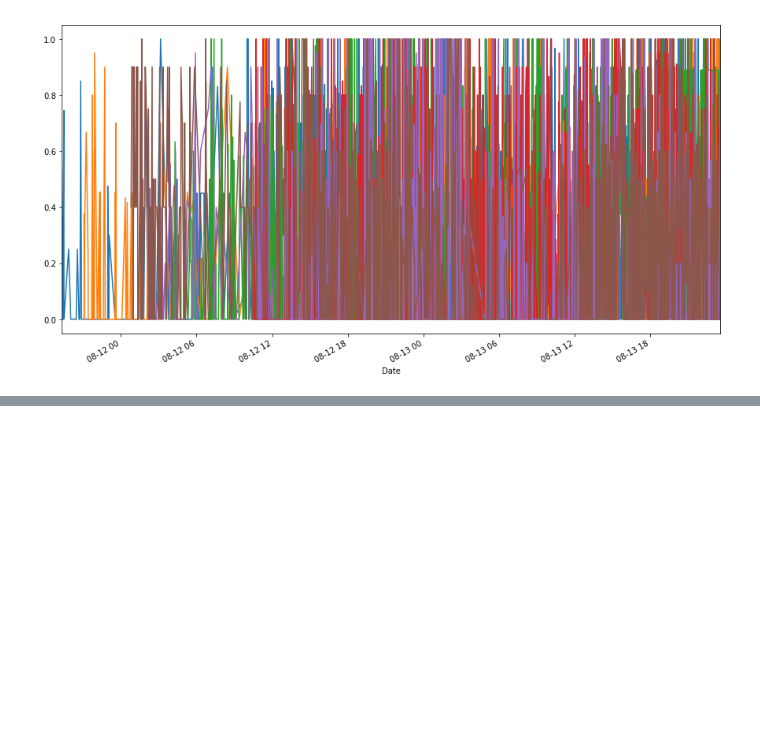
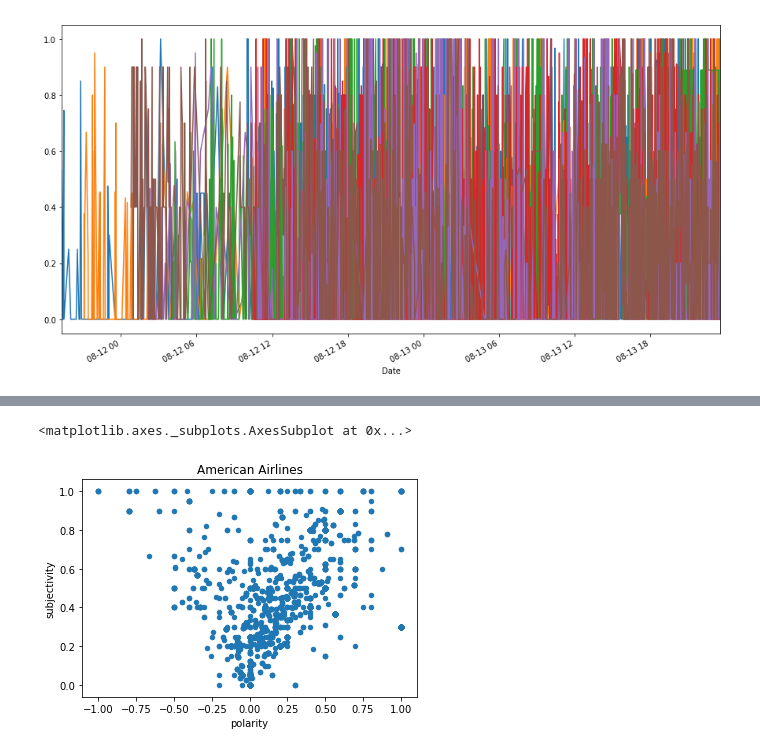
Before and after one commit to arsm800/GW_FinTech_Project-Airline-Twitter-Sentiment, a Jupyter notebook: python/python-df-textblob.ipynb, the cells around one changed output, grey strips where cells are left out. Cells and saved outputs as stored; diff of their text form; code cells hidden in the pictures; blank space fills up the shorter version.

```diff
--- a/python/python-df-textblob.ipynb
+++ b/python/python-df-textblob.ipynb
@@ -289,0 +298,8 @@ subjectivity_alaska_zero.to_csv('alaska_subjective2.csv')
+# %%
+american_polarity.plot(kind="scatter",
+                       x='polarity',
+                       y='subjectivity',
+                       title='American Airlines')
+# %% [output]
+<matplotlib.axes._subplots.AxesSubplot at 0x...>
+[figure, added]
```
Also changed, not shown: parts of 5 cells of this notebook.
